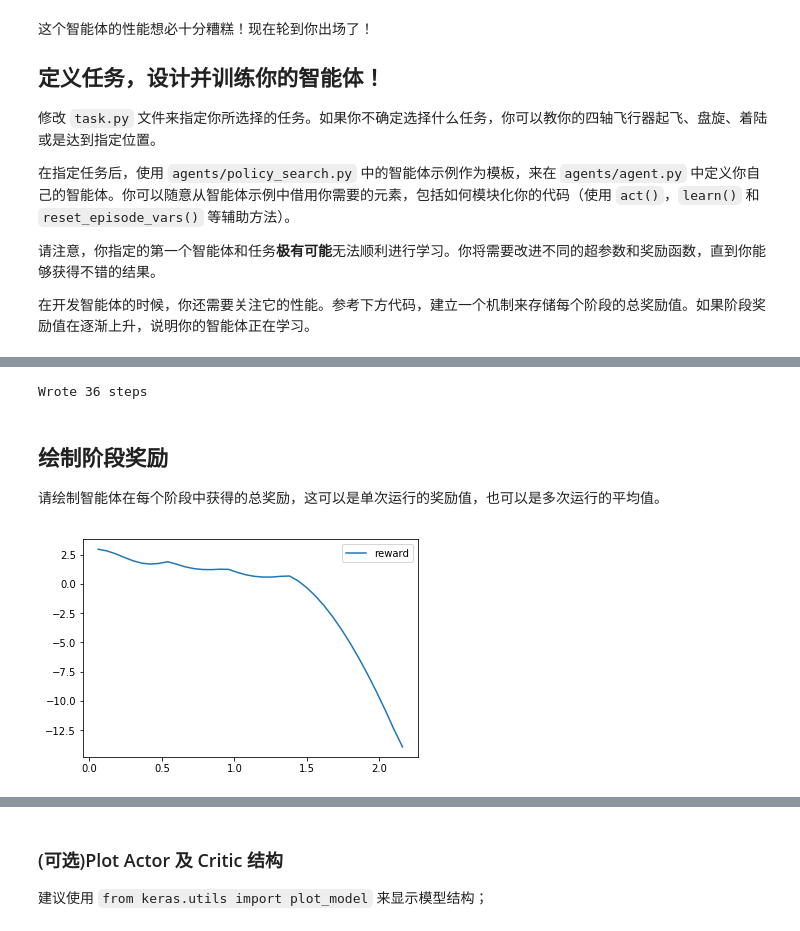
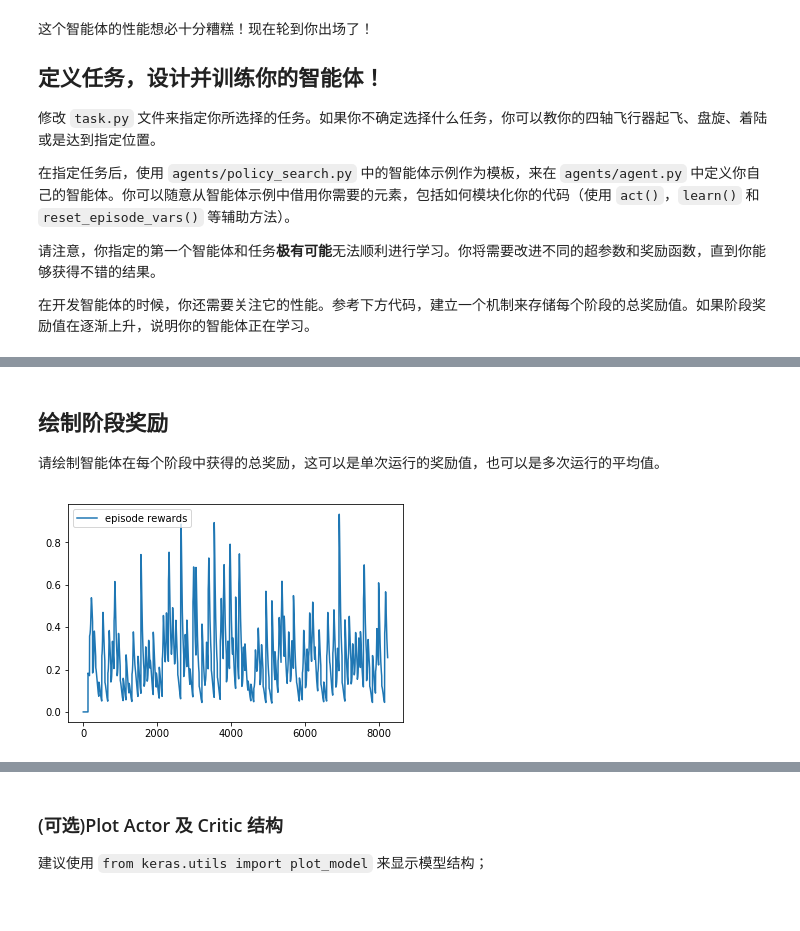
Before and after one commit to JackLeeMing/Quadcopter_Project, a Jupyter notebook: Quadcopter_Project_zh.ipynb, the cells around one changed output, grey strips where cells are left out. Drawn from its saved outputs; the diff is of its cells as text; code cells hidden in the pictures.

```diff
--- a/Quadcopter_Project_zh.ipynb
+++ b/Quadcopter_Project_zh.ipynb
@@ -320,42 +360,18 @@ Episode = 1000, score =  -7.827 (best =   2.997)
-# %%
-labels = ['time', 'reward', 'x', 'y', 'z', 'phi', 'theta', 'psi', 'x_velocity',
-          'y_velocity', 'z_velocity', 'phi_velocity', 'theta_velocity',
-          'psi_velocity', 'rotor_speed1', 'rotor_speed2', 'rotor_speed3', 'rotor_speed4']
-results = {x : [] for x in labels}
-
-with open('agent_output', 'w') as csvfile:
-    writer = csv.writer(csvfile)
-    writer.writerow(labels)
-    state = agent.reset_episode()
-    done = False
-    count = 0
-
-    while not done:
-        action = agent.act(state)
-        state, reward, done = task.step(action)
-        to_write = [task.sim.time, reward] + list(task.sim.pose) + list(task.sim.v) + list(task.sim.angular_v) + list(action)
-        for ii in range(len(labels)):
-            results[labels[ii]].append(to_write[ii])
-        writer.writerow(to_write)
-        count += 1
-
-    print('Wrote {} steps'.format(count))
-# %% [output]
-Wrote 36 steps
 # %% [markdown]
 ## 绘制阶段奖励
 
 请绘制智能体在每个阶段中获得的总奖励，这可以是单次运行的奖励值，也可以是多次运行的平均值。
-# %%
-## TODO: Plot the rewards.
-import matplotlib.pyplot as plt
-%matplotlib inline
-
-plt.plot(results['time'], results['reward'], label='reward')
-plt.legend()
-_ = plt.ylim()
-# %% [output]
-[figure, removed]
+# %%
+def running_mean(x, N):
+    cumsum = np.cumsum(np.insert(x, 0, 0))
+    return (cumsum[N:] - cumsum[:-N]) / float(N)
+
+
+plt.plot(range(len(agent_scores)), agent_scores, label='episode rewards')
+plt.legend()
+_ = plt.ylim()
+# %% [output]
+[figure, added]
 # %% [markdown]
 ## 回顾
 
```
Also changed, not shown: parts of 9 cells of this notebook, 6 other files.
